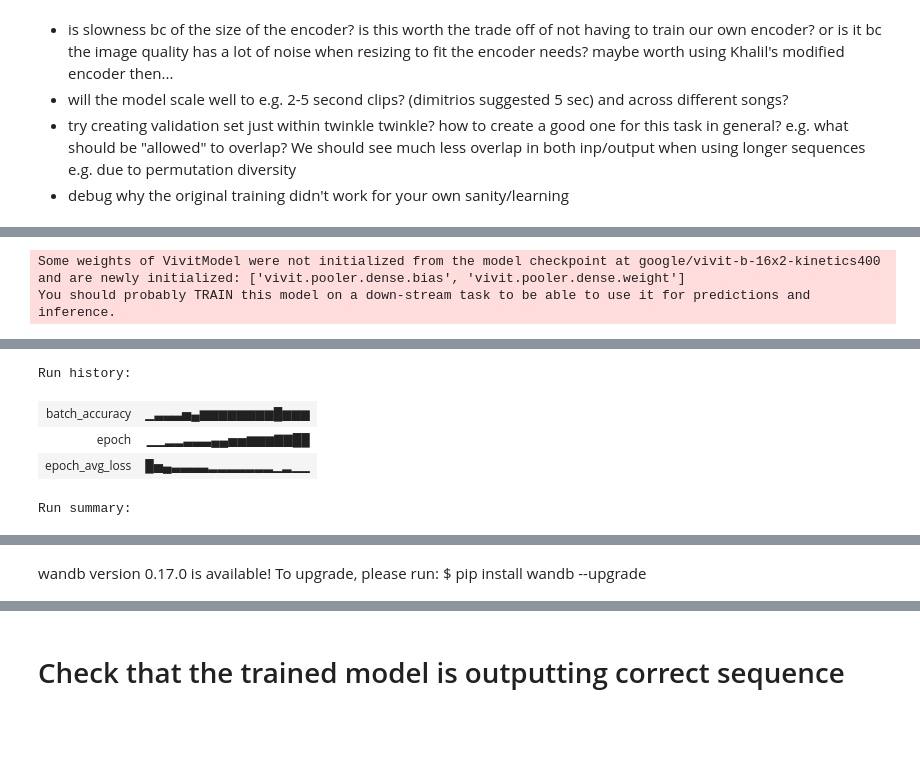
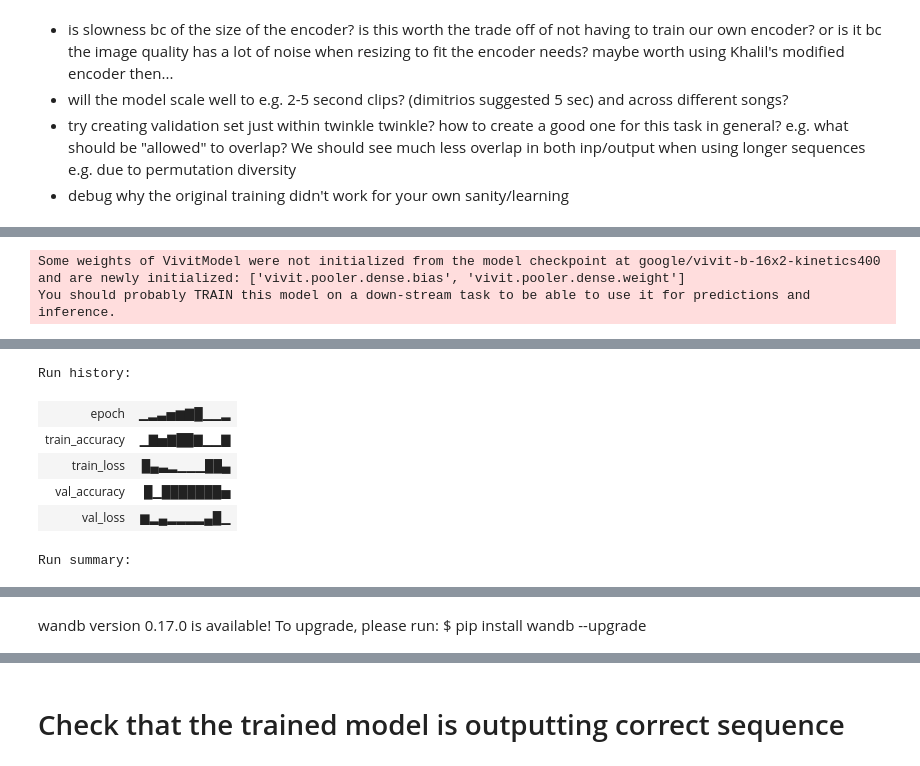
Before and after one commit to Student204161/ai-synth, a Jupyter notebook: notebooks/video2midi-train-works.ipynb, the cells around one changed output, grey strips where cells are left out. Cells and saved outputs as stored; diff of their text form; code cells hidden in the pictures; blank space fills up the shorter version.

Commit message:
with pop20 dataset training, unknown performance tho

```diff
--- a/notebooks/video2midi-train-works.ipynb
+++ b/notebooks/video2midi-train-works.ipynb
@@ -390,7 +451,10 @@ encoder_outputs shape torch.Size([2, 3137, 768])
 from transformers import SpeechT5ForSpeechToText, SpeechT5Config
 from datasets import load_metric
 
-ds_dir = "../input/data-32fps/data_32fps"
+# ds_dir = "../input/data-32fps/data_32fps"
+# ds_dir = "/kaggle/input/twinkle-32fps-5s/Users/ellemcfarlane/Documents/dtu/ai-synth/data_32fps_5s"
+# ds_dir = "/kaggle/input/data-13fps-5s/data_13fps_5s"
+ds_dir = "/kaggle/input/pop-20/data_pop"
 # frames_path = f"{ds_dir}/processed/frames/somebody--twinke_twinkle_0"
 # frames_path = f"{ds_dir}/processed/frames/raw--twinke_twinkle_0"
 # Our parameters
@@ -412,13 +476,19 @@ tok_config = TokenizerConfig(**TOKENIZER_PARAMS)
 # Creates the tokenizer
 tokenizer = REMI(tok_config)
 image_processor = VivitImageProcessor.from_pretrained("google/vivit-b-16x2-kinetics400")
-dataset = Video2MIDIDataset(
-    root_dir=f"{ds_dir}/processed",
+train_dataset = Video2MIDIDataset(
+    root_dir=f"{ds_dir}/processed/train",
     tokenizer=tokenizer,
     image_processor=image_processor
     # transform=transforms.Compose([transforms.Resize((224, 224)), transforms.ToTensor()])
 )
-print(f"Training on {len(dataset.piece_names)} pieces: {dataset.piece_names}")
+val_dataset = Video2MIDIDataset(
+    root_dir=f"{ds_dir}/processed/val",
+    tokenizer=tokenizer,
+    image_processor=image_processor
+    # transform=transforms.Compose([transforms.Resize((224, 224)), transforms.ToTensor()])
+)
+print(f"Training on {len(train_dataset.piece_names)}, validating on {len(val_dataset.piece_names)}")
 
 config = SpeechT5Config(
     vocab_size=328,
@@ -437,19 +507,23 @@ class Config:
     SEED = 43
 
     LOG_EVERY_X_EPOCHS = 1
+#     SAVE_EVERY_X_EPOCHS = 10
 
     LR = 0.0001 #5e-5 # 4.786300923226385e-05 # 0.0001
     EPOCHS = 100
-    BATCH_SIZE = 5
+    BATCH_SIZE = 6
 
     USE_WANDB = True
     WANDB_PROJECT = "video2music"
     WANDB_ENTITY = "elles"
-    WANDB_GROUP = f"full_twinkle_bsz{BATCH_SIZE}_lr{LR}"
+    WANDB_GROUP = f"pop20_bsz{BATCH_SIZE}_lr{LR}"
     EXPERIMENT = WANDB_GROUP
     # FPS = 32
 
 cfg = Config()
+
+train_dataloader = DataLoader(train_dataset, batch_size=cfg.BATCH_SIZE, shuffle=True, num_workers=4, collate_fn=collate_fn)
+val_dataloader = DataLoader(val_dataset, batch_size=cfg.BATCH_SIZE, shuffle=True, num_workers=4, collate_fn=collate_fn)
 
 if cfg.SEED:
     set_seed(cfg.SEED)
@@ -478,11 +552,12 @@ if cfg.USE_WANDB:
 
 epochs = cfg.EPOCHS
 
+best_acc = 0
 for epoch in range(epochs):
     total_correct = 0
     total_tokens = 0
     total_loss = 0
-    progress_bar = tqdm(dataloader, desc=f'Epoch {epoch + 1}/{epochs}')
+    progress_bar = tqdm(train_dataloader, desc=f'Epoch {epoch + 1}/{epochs}')
     model.train()
     for batch in progress_bar:
 
@@ -516,32 +591,55 @@ for epoch in range(epochs):
         loss.backward()
         optimizer.step()
 
+        accuracy, batch_corr, batch_tot = compute_accuracy(outputs, labels)
+
+        # Accumulate results
+        # TODO fix: this is not accumulating per batch..
+        total_correct += batch_corr
+        total_tokens += batch_tot
 
         progress_bar.set_postfix({'loss': loss.item()})
 
     # Logging to wandb
-    average_loss = total_loss / len(dataloader)
+    average_loss_train = total_loss / len(train_dataloader)
+    overall_train_accuracy = total_correct / total_tokens
+    stats = {'epoch': epoch, 'train_loss': average_loss_train, 'train_accuracy': overall_train_accuracy}
     if epoch % cfg.LOG_EVERY_X_EPOCHS == 0:
-        # TODO: add eval wer-metric
+        total_correct_val = 0
+        total_tokens_val = 0
+        total_loss_val = 0
         model.eval()
-        # TODO: iterate over training dataloader or eval dataloader
-        # because right now we're just using last batch output
         with torch.no_grad():
-            inputs = {
-                "encoder_outputs": new_encoder_outputs,
-                "labels": labels #labels.unsqueeze(0) only unsqueeze if batch size is 1?
-            }
-            outputs = model(**inputs)
-            accuracy, batch_corr, batch_tot = compute_accuracy(outputs, labels)
+            progress_bar = tqdm(val_dataloader)
+            for batch in progress_bar:
+                frames = batch['frames'].to('cuda')
+                labels = batch['midi_tokens'].to('cuda')
+                frames = frames.squeeze(1)
+                outputs = model_enc(frames)
+                last_hidden_states = outputs.last_hidden_state
+                new_encoder_outputs = (last_hidden_states,)
+                inputs = {
+                    "encoder_outputs": new_encoder_outputs,
+                    "labels": labels # labels.unsqueeze(0) only unsqueeze if batch size is 1?
+                }
+                outputs = model(**inputs)
+                loss = outputs.loss
+                total_loss_val += loss.item()
+                _accuracy_val, batch_corr, batch_tot = compute_accuracy(outputs, labels)
 
-            # Accumulate results
-            # TODO fix: this is not accumulating per batch..
-            total_correct += batch_corr
-            total_tokens += batch_tot
-
-            overall_accuracy = total_correct / total_tokens
-            stats = {'epoch': epoch, 'epoch_avg_loss': average_loss, 'batch_accuracy': overall_accuracy}
+                # Accumulate results
+                # TODO fix: this is not accumulating per batch..
+                total_correct_val += batch_corr
+                total_tokens_val += batch_tot
+            average_loss_val = total_loss_val / len(val_dataloader)
+            overall_accuracy_val = total_correct_val / total_tokens_val
+            stats['val_loss'] = average_loss_val
+            stats['val_accuracy'] = overall_accuracy_val
+#             stats = {'epoch': epoch, 'val_loss': average_loss_val, 'val_accuracy': overall_accuracy_val}
             print(stats)
+            if overall_accuracy_val > best_acc:
+                print("saving best model so far")
+                torch.save(model.state_dict(), f"{cfg.EXPERIMENT}.pt")
             if wandb.run:
                 wandb.log(stats)
     del frames, labels, outputs, last_hidden_states, new_encoder_outputs, inputs
@@ -559,5 +657,7 @@ Finishing last run (ID:wpxymnxb) before initializing another...
 Run history:
-| batch_accuracy | ▁▃▃▃▅▄▆▆▆▆▆▆▆▆█▆▆▆ |
-| epoch | ▁▁▂▂▃▃▃▄▄▅▅▆▆▆▇▇██ |
-| epoch_avg_loss | █▅▄▃▃▃▃▂▂▂▂▂▂▂▁▂▁▁ |
+| epoch | ▁▂▃▅▆▇█▁▁▂ |
+| train_accuracy | ▁▇▅▇██▇▁▁▇ |
+| train_loss | █▄▃▂▁▁▁██▄ |
+| val_accuracy | █▁███████▅ |
+| val_loss | ▆▂▄▂▂▂▂▄█▁ |
 Run summary:
```
Also changed, not shown: parts of 10 cells of this notebook.
